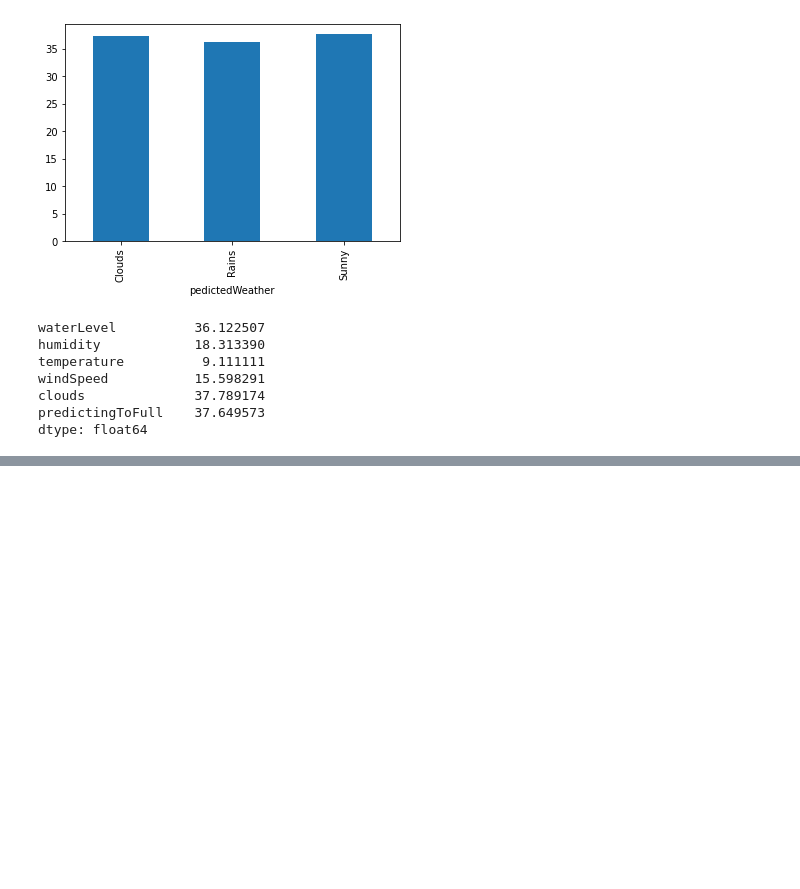
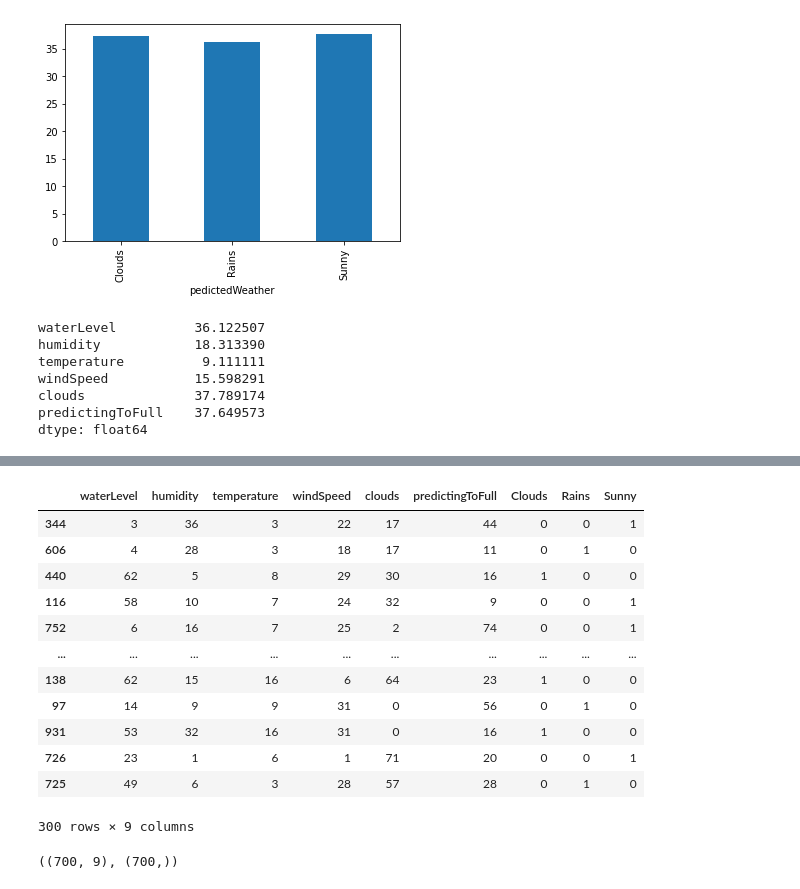
Before and after one commit to Thilanga-mYi/Assignment-Weather-Prediction, a Jupyter notebook: Untitled1.ipynb, the cells around one changed output, grey strips where cells are left out. Cells and saved outputs as stored; diff of their text form; code cells hidden in the pictures; blank space fills up the shorter version.

```diff
--- a/Untitled1.ipynb
+++ b/Untitled1.ipynb
@@ -46,0 +156,21 @@ def convert_summary(col):
+# %%
+X_test
+# y_test
+# %% [output]
+|  | waterLevel | humidity | temperature | windSpeed | clouds | predictingToFull | Clouds | Rains | Sunny |
+| 344 | 3 | 36 | 3 | 22 | 17 | 44 | 0 | 0 | 1 |
+| 606 | 4 | 28 | 3 | 18 | 17 | 11 | 0 | 1 | 0 |
+| 440 | 62 | 5 | 8 | 29 | 30 | 16 | 1 | 0 | 0 |
+| 116 | 58 | 10 | 7 | 24 | 32 | 9 | 0 | 0 | 1 |
+| 752 | 6 | 16 | 7 | 25 | 2 | 74 | 0 | 0 | 1 |
+| ... | ... | ... | ... | ... | ... | ... | ... | ... | ... |
+| 138 | 62 | 15 | 16 | 6 | 64 | 23 | 1 | 0 | 0 |
+| 97 | 14 | 9 | 9 | 31 | 0 | 56 | 0 | 1 | 0 |
+| 931 | 53 | 32 | 16 | 31 | 0 | 16 | 1 | 0 | 0 |
+| 726 | 23 | 1 | 6 | 1 | 71 | 20 | 0 | 0 | 1 |
+| 725 | 49 | 6 | 3 | 28 | 57 | 28 | 0 | 1 | 0 |
+300 rows × 9 columns
+# %%
+X_train.shape, y_train.shape
+# %% [output]
+((700, 9), (700,))
```
Also changed, not shown: parts of 20 cells of this notebook, 3 other files.
